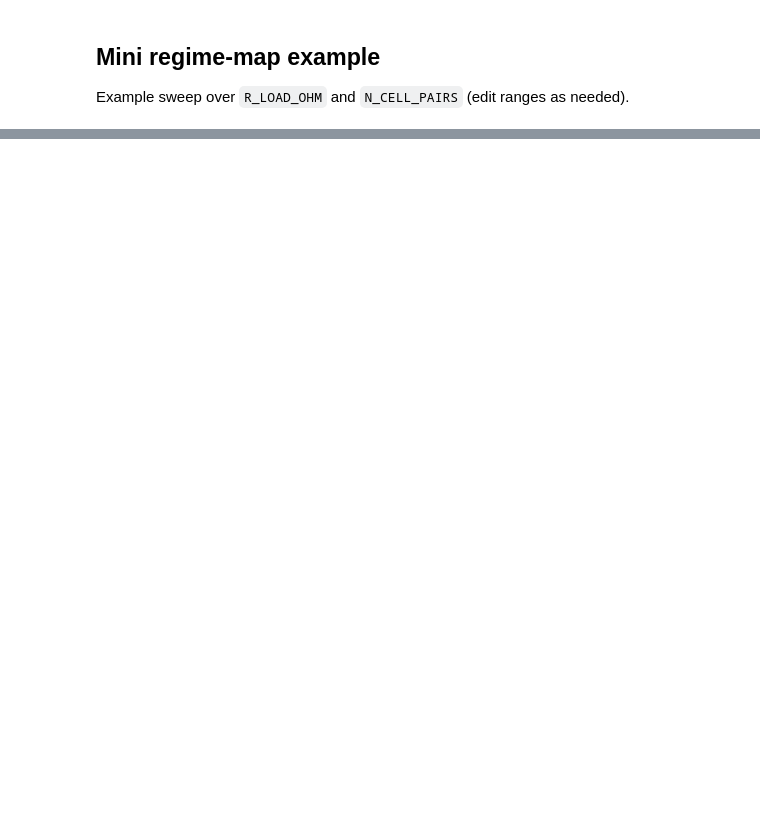
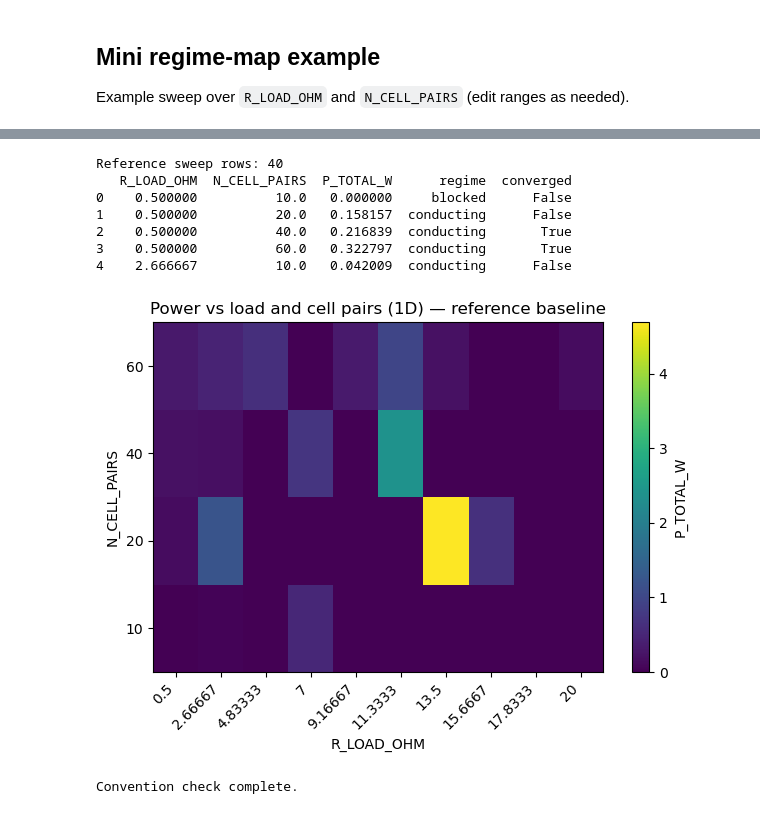
Before and after one commit to blueleaflabs/osmoflux, a Jupyter notebook: OsmoFlux.ipynb, the cells around one changed output, grey strips where cells are left out. Saved outputs shown, nothing was run; the diff lists cells and outputs as text; code cells hidden in the pictures; blank space fills up the shorter version.

```diff
--- a/OsmoFlux.ipynb
+++ b/OsmoFlux.ipynb
@@ -928,0 +1145,80 @@ Rows: 324
+# %%
+# -------------------------
+# REFERENCE CHECK CELL
+# Power vs load and cell pairs (1D) — baseline reproduction
+# -------------------------
+
+# This cell is intentionally minimal and mirrors the known-good sweep.
+# Purpose: verify that the current code reproduces the historical map exactly.
+
+# Defensive: ensure we have a baseline parameter object
+try:
+    base_ref = base
+except NameError:
+    base_ref = DesignInputs()
+
+# Sweep definition (REFERENCE)
+spec_ref = SweepSpec(
+    var1="R_LOAD_OHM",
+    var1_values=np.linspace(0.5, 20.0, 10),
+    var2="N_CELL_PAIRS",
+    var2_values=np.array([10, 20, 40, 60], dtype=float),
+)
+
+# IMPORTANT:
+#  - fixed_load mode
+#  - 1D model
+#  - NO fouling (baseline check)
+try:
+    base_ref_nf = replace(base_ref, FOULING_MODEL="none")
+except TypeError:
+    # Backward safety: if FOULING_MODEL is not present for some reason
+    base_ref_nf = base_ref
+
+df_ref = run_regime_map(
+    fixed_params=base_ref_nf,
+    sweep_spec=spec_ref,
+    outputs_to_collect=("P_TOTAL_W", "V_TERM_V", "I_TOTAL_A"),
+    which="1d",
+    mode="fixed_load",
+)
+
+print("Reference sweep rows:", len(df_ref))
+print(df_ref[["R_LOAD_OHM", "N_CELL_PAIRS", "P_TOTAL_W", "regime", "converged"]].head())
+
+# Reference power heatmap
+heatmap_from_df(
+    df_ref,
+    x="R_LOAD_OHM",
+    y="N_CELL_PAIRS",
+    z="P_TOTAL_W",
+    title="Power vs load and cell pairs (1D) — reference baseline"
+)
+# %% [output]
+Reference sweep rows: 40
+   R_LOAD_OHM  N_CELL_PAIRS  P_TOTAL_W      regime  converged
+0    0.500000          10.0   0.000000     blocked      False
+1    0.500000          20.0   0.158157  conducting      False
+2    0.500000          40.0   0.216839  conducting       True
+3    0.500000          60.0   0.322797  conducting       True
+4    2.666667          10.0   0.042009  conducting      False
+[figure, added]
+# %%
+# Convention sanity check (non-fatal)
+# This cell does NOT change results; it only prints warnings if conventions drift.
+
+try:
+    p_chk = base
+except NameError:
+    p_chk = DesignInputs()
+
+A_stack = p_chk.A_MEM_M2 * p_chk.N_CELL_PAIRS
+if A_stack <= 0:
+    print('WARNING: Total membrane area is non-positive')
+
+if p_chk.Q_H_M3_S < 1e-8 or p_chk.Q_L_M3_S < 1e-8:
+    print('NOTE: Very low stack flow rate — verify units (stack-level m³/s)')
+
+print('Convention check complete.')
+# %% [output]
+Convention check complete.
```
Also changed, not shown: parts of 10 cells of this notebook.
